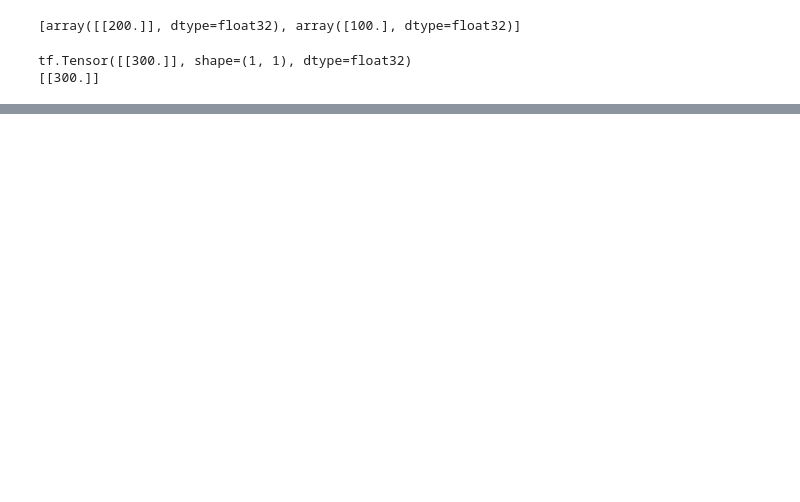
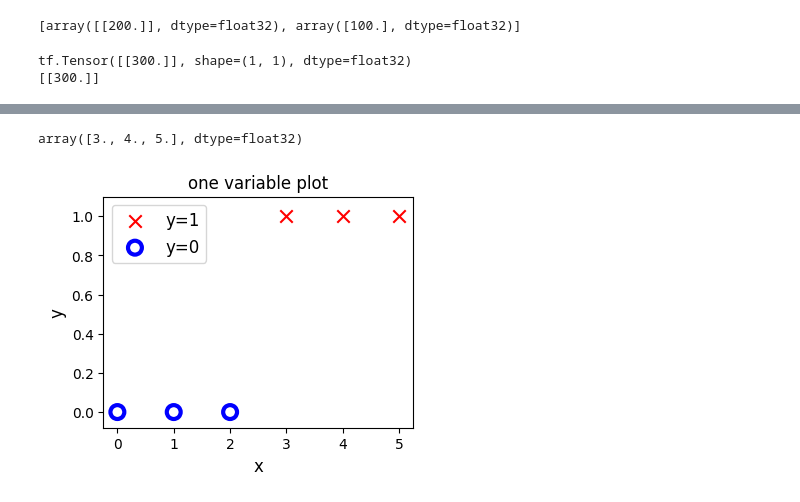
Before and after one commit to ragulkarthick832/Machine-Learning, a Jupyter notebook: neural_networks.ipynb, the cells around one changed output, grey strips where cells are left out. Cells and saved outputs as stored; diff of their text form; code cells hidden in the pictures; blank space fills up the shorter version.

```diff
--- a/neural_networks.ipynb
+++ b/neural_networks.ipynb
@@ -54,0 +98,23 @@ tf.Tensor([[300.]], shape=(1, 1), dtype=float32)
+# %%
+pos = y_train == 1
+neg = y_train == 0
+x_train[pos]
+# %% [output]
+array([3., 4., 5.], dtype=float32)
+# %%
+pos = y_train == 1
+neg = y_train == 0
+
+fig,ax = plt.subplots(1,1,figsize=(4,3))
+ax.scatter(x_train[pos], y_train[pos], marker='x', s=80, c = 'red', label="y=1")
+ax.scatter(x_train[neg], y_train[neg], marker='o', s=100, label="y=0", facecolors='none',
+              edgecolors="blue",lw=3)
+
+ax.set_ylim(-0.08,1.1)
+ax.set_ylabel('y', fontsize=12)
+ax.set_xlabel('x', fontsize=12)
+ax.set_title('one variable plot')
+ax.legend(fontsize=12)
+plt.show()
+# %% [output]
+[figure, added]
```
Also changed, not shown: parts of 17 cells of this notebook, 2 other files.
